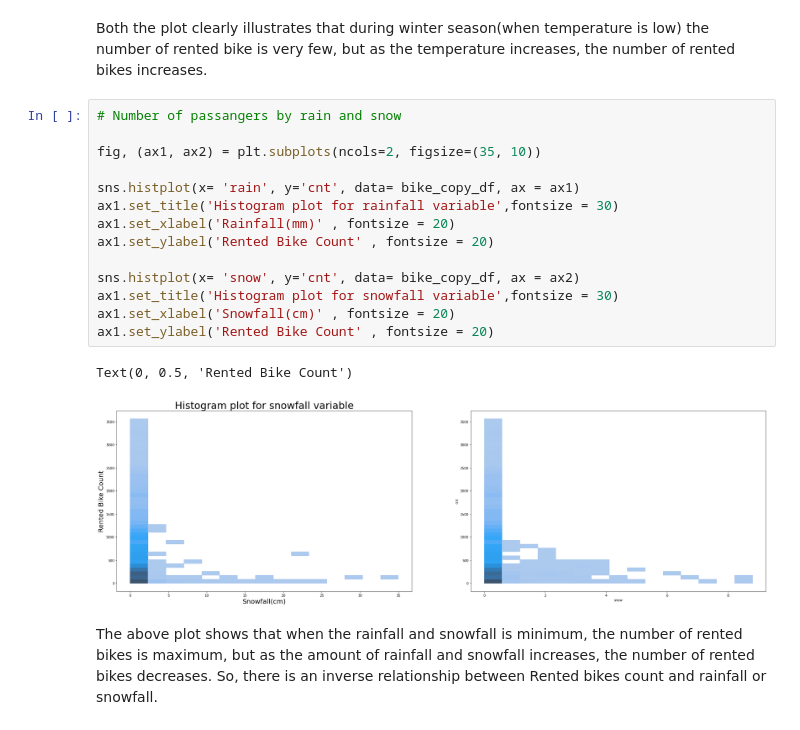
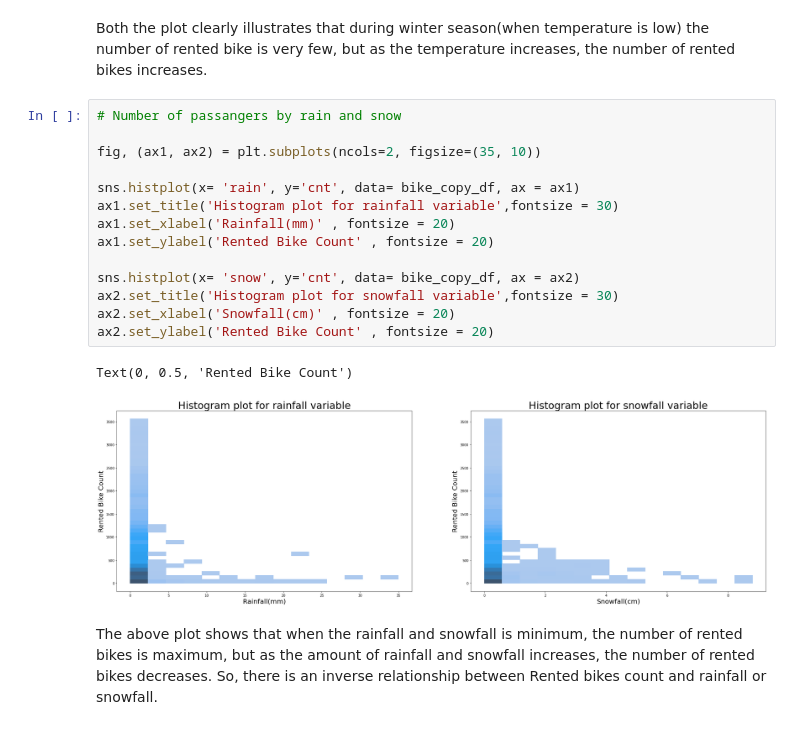
Before and after one commit to SubhamZap/Bike-Sharing-Demand-Prediction, a Jupyter notebook: Bike_Sharing_Demand_Prediction_Capstone_Project.ipynb, the cells around one changed output. Saved outputs shown, nothing was run; the diff lists cells and outputs as text.

```diff
--- a/Bike_Sharing_Demand_Prediction_Capstone_Project.ipynb
+++ b/Bike_Sharing_Demand_Prediction_Capstone_Project.ipynb
@@ -234,20 +234,20 @@ Both the plot clearly illustrates that during winter season(when temperature is
 # %%
 # Number of passangers by rain and snow
 
 fig, (ax1, ax2) = plt.subplots(ncols=2, figsize=(35, 10))
 
 sns.histplot(x= 'rain', y='cnt', data= bike_copy_df, ax = ax1)
 ax1.set_title('Histogram plot for rainfall variable',fontsize = 30)
 ax1.set_xlabel('Rainfall(mm)' , fontsize = 20)
 ax1.set_ylabel('Rented Bike Count' , fontsize = 20)
 
 sns.histplot(x= 'snow', y='cnt', data= bike_copy_df, ax = ax2)
-ax1.set_title('Histogram plot for snowfall variable',fontsize = 30)
-ax1.set_xlabel('Snowfall(cm)' , fontsize = 20)
-ax1.set_ylabel('Rented Bike Count' , fontsize = 20)
+ax2.set_title('Histogram plot for snowfall variable',fontsize = 30)
+ax2.set_xlabel('Snowfall(cm)' , fontsize = 20)
+ax2.set_ylabel('Rented Bike Count' , fontsize = 20)
 # %% [output]
 Text(0, 0.5, 'Rented Bike Count')
-[figure, old version]
+[figure, new version]
 # %% [markdown]
 The above plot shows that when the rainfall and snowfall is minimum, the number of rented bikes is maximum, but as the amount of rainfall and snowfall increases, the number of rented bikes decreases. So, there is an inverse relationship between Rented bikes count and rainfall or snowfall.
 # %%
```
Also changed, not shown: parts of 10 cells of this notebook.
